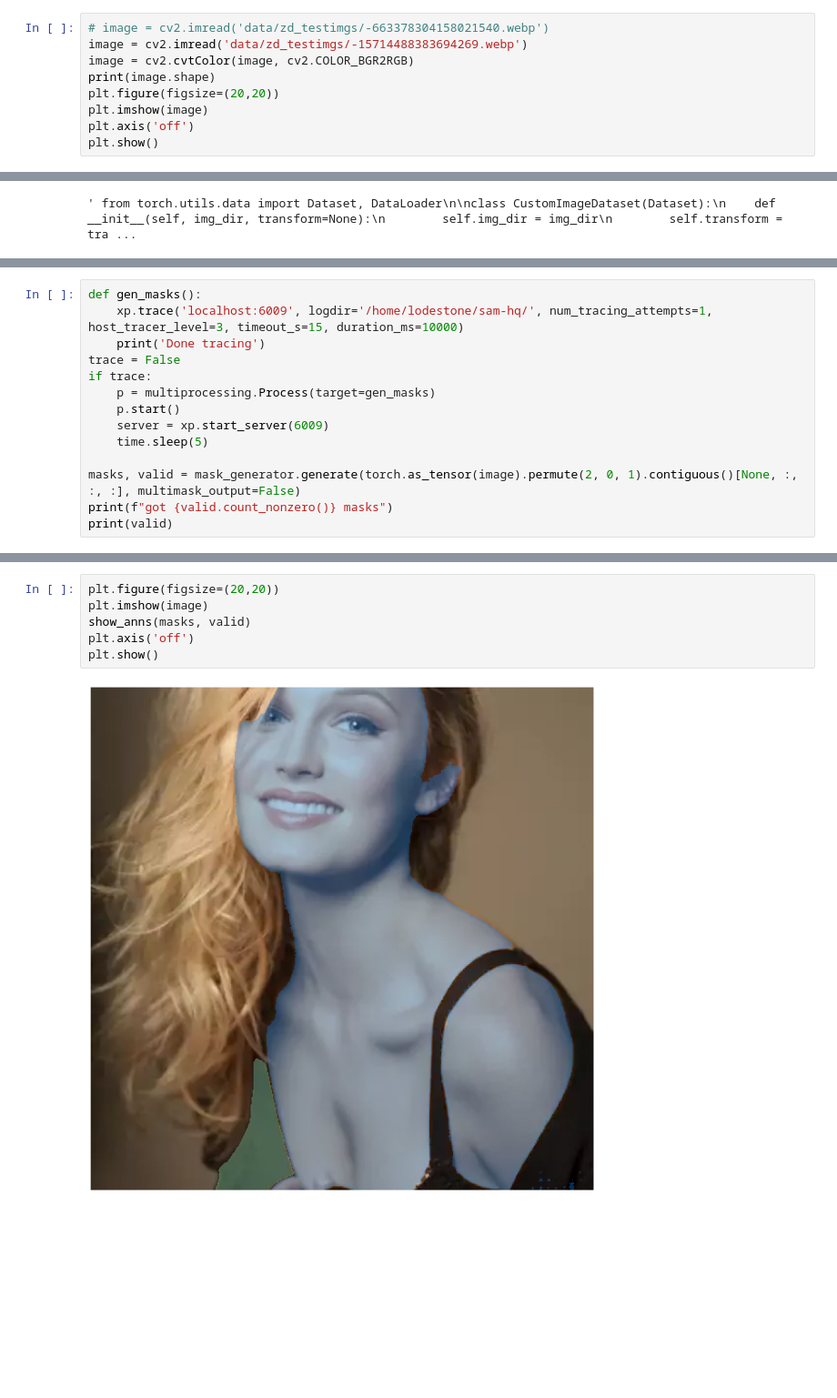
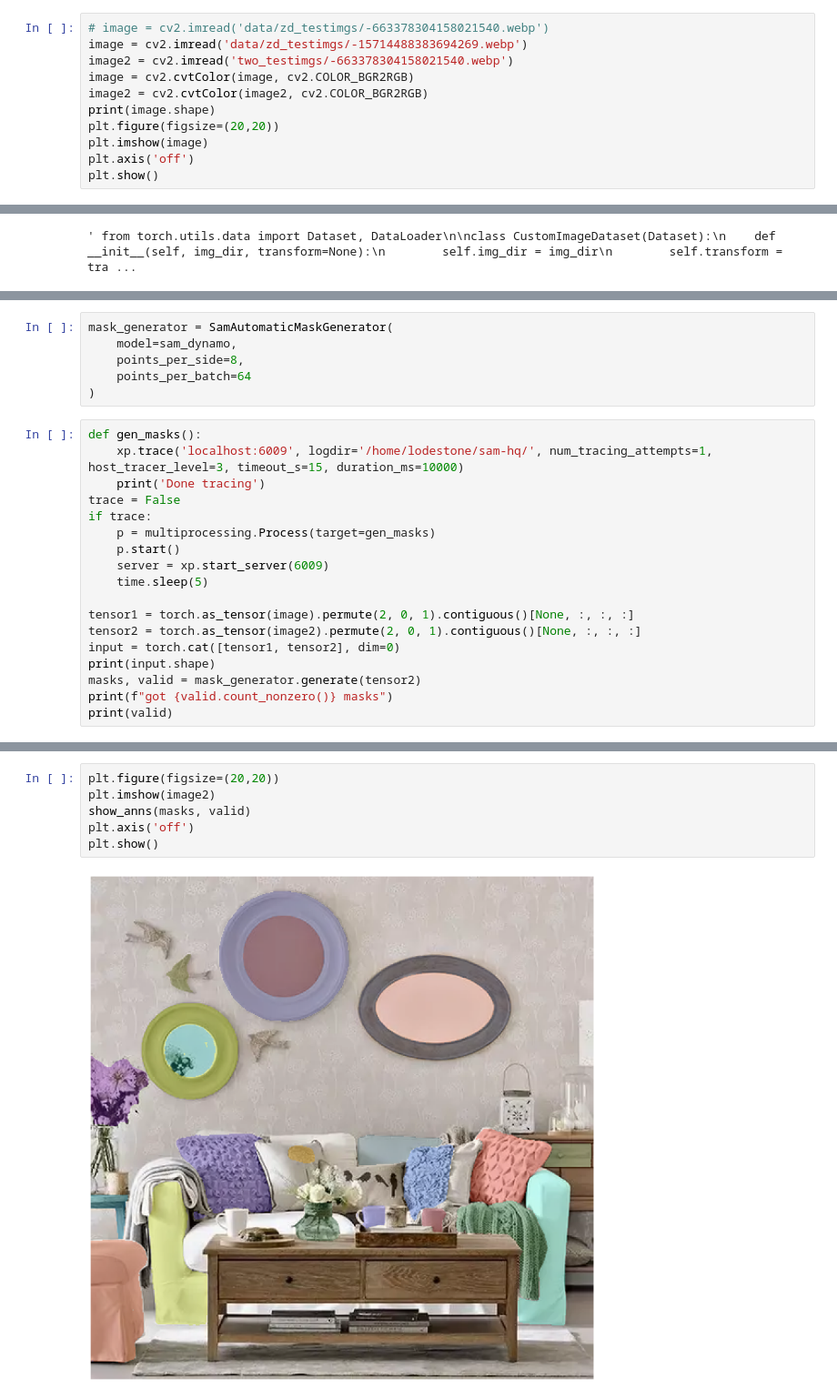
Before and after one commit to drhead/sam-hq, a Jupyter notebook: hqsam_xla_amg_test.ipynb, the cells around one changed output, grey strips where cells are left out. Shown at 91% size. Saved outputs shown, nothing was run; the diff lists cells and outputs as text; blank space fills up the shorter version.

```diff
--- a/hqsam_xla_amg_test.ipynb
+++ b/hqsam_xla_amg_test.ipynb
@@ -72,7 +72,9 @@ def show_anns(anns, valid_masks):
 # %%
 # image = cv2.imread('data/zd_testimgs/-663378304158021540.webp')
 image = cv2.imread('data/zd_testimgs/-15714488383694269.webp')
+image2 = cv2.imread('two_testimgs/-663378304158021540.webp')
 image = cv2.cvtColor(image, cv2.COLOR_BGR2RGB)
+image2 = cv2.cvtColor(image2, cv2.COLOR_BGR2RGB)
 print(image.shape)
 plt.figure(figsize=(20,20))
 plt.imshow(image)
@@ -123,5 +119,11 @@ mask_generator = SamAutomaticMaskGenerator(
 # %% [output]
 <All keys matched successfully>
+# %%
+mask_generator = SamAutomaticMaskGenerator(
+    model=sam_dynamo,
+    points_per_side=8,
+    points_per_batch=64
+)
 # %%
 def gen_masks():
     xp.trace('localhost:6009', logdir='/home/lodestone/sam-hq/', num_tracing_attempts=1, host_tracer_level=3, timeout_s=15, duration_ms=10000)
@@ -133,7 +135,11 @@ if trace:
     server = xp.start_server(6009)
     time.sleep(5)
 
-masks, valid = mask_generator.generate(torch.as_tensor(image).permute(2, 0, 1).contiguous()[None, :, :, :], multimask_output=False)
+tensor1 = torch.as_tensor(image).permute(2, 0, 1).contiguous()[None, :, :, :]
+tensor2 = torch.as_tensor(image2).permute(2, 0, 1).contiguous()[None, :, :, :]
+input = torch.cat([tensor1, tensor2], dim=0)
+print(input.shape)
+masks, valid = mask_generator.generate(tensor2)
 print(f"got {valid.count_nonzero()} masks")
 print(valid)
 # %% [output]
@@ -148,11 +160,11 @@ torch.Size([16, 512, 512])
 # %%
 plt.figure(figsize=(20,20))
-plt.imshow(image)
+plt.imshow(image2)
 show_anns(masks, valid)
 plt.axis('off')
 plt.show()
 # %% [output]
-[figure, old version]
+[figure, new version]
 # %%
 import torch_xla.debug.metrics as met
 print(met.metrics_report())
```
Also changed, not shown: parts of 4 cells of this notebook, 4 other files.
